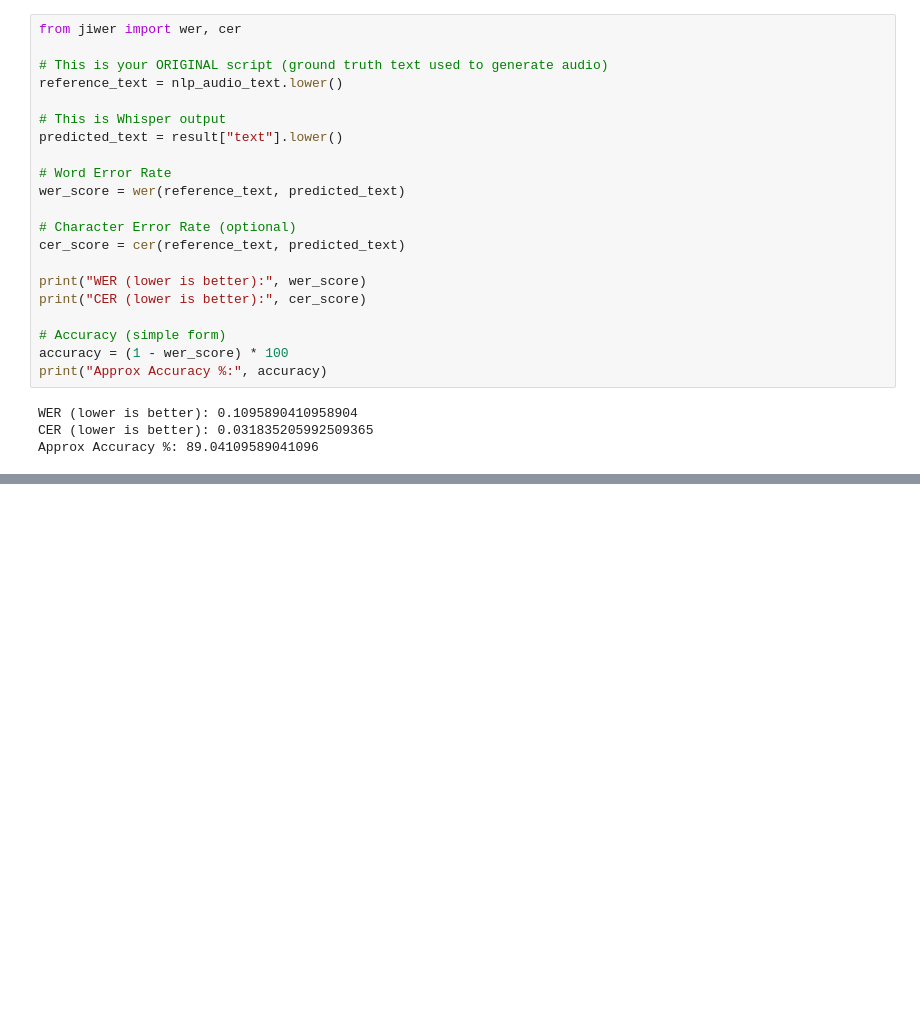
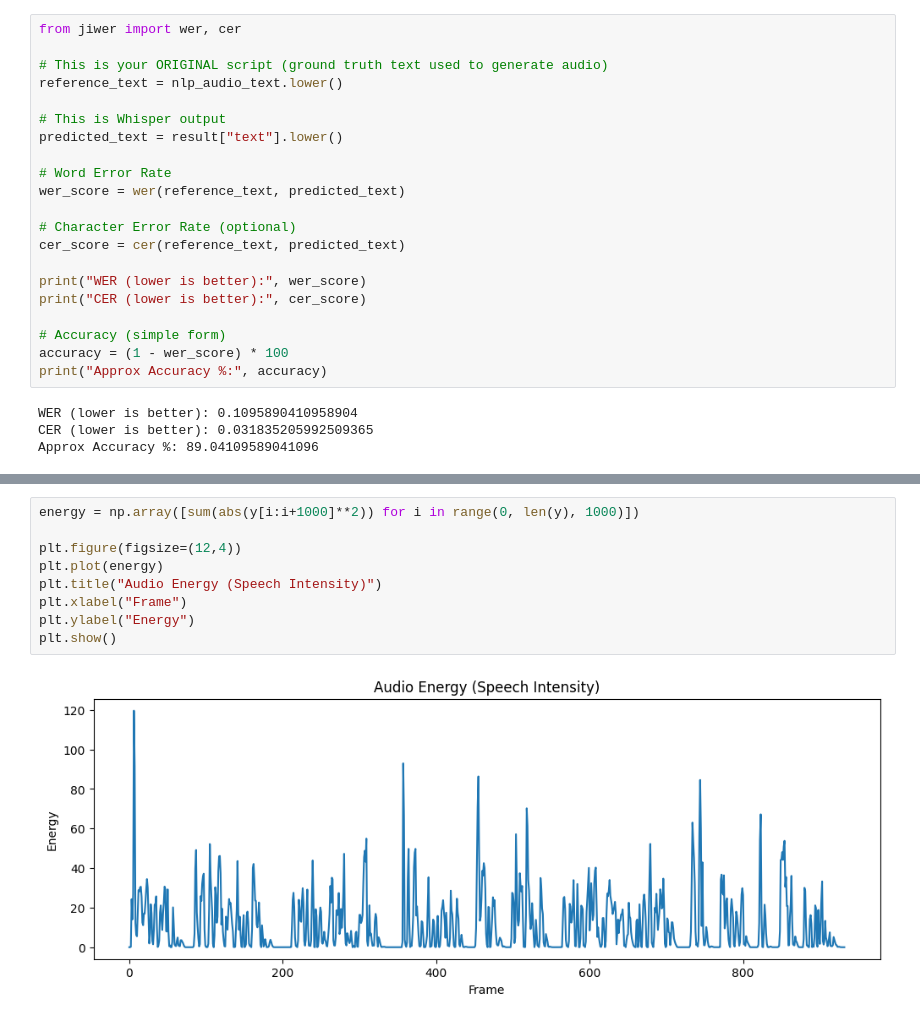
Before and after one commit to FatimaZulfiqarAli-123/speech_to_text, a Jupyter notebook: speech_reasoning_pipeline.ipynb, the cells around one changed output, grey strips where cells are left out. Saved outputs shown, nothing was run; the diff lists cells and outputs as text; blank space fills up the shorter version.

```diff
--- a/speech_reasoning_pipeline.ipynb
+++ b/speech_reasoning_pipeline.ipynb
@@ -140,0 +158,11 @@ Approx Accuracy %: 89.04109589041096
+# %%
+energy = np.array([sum(abs(y[i:i+1000]**2)) for i in range(0, len(y), 1000)])
+
+plt.figure(figsize=(12,4))
+plt.plot(energy)
+plt.title("Audio Energy (Speech Intensity)")
+plt.xlabel("Frame")
+plt.ylabel("Energy")
+plt.show()
+# %% [output]
+[figure, added]
```
Also changed, not shown: parts of 2 cells of this notebook.
